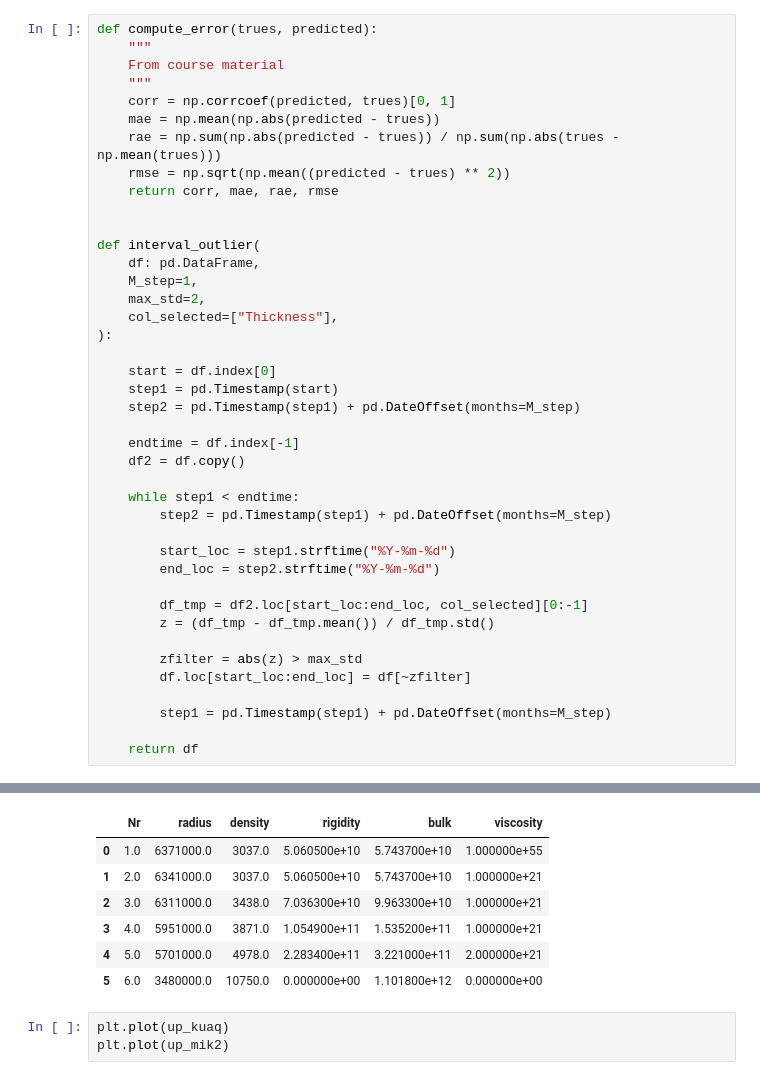
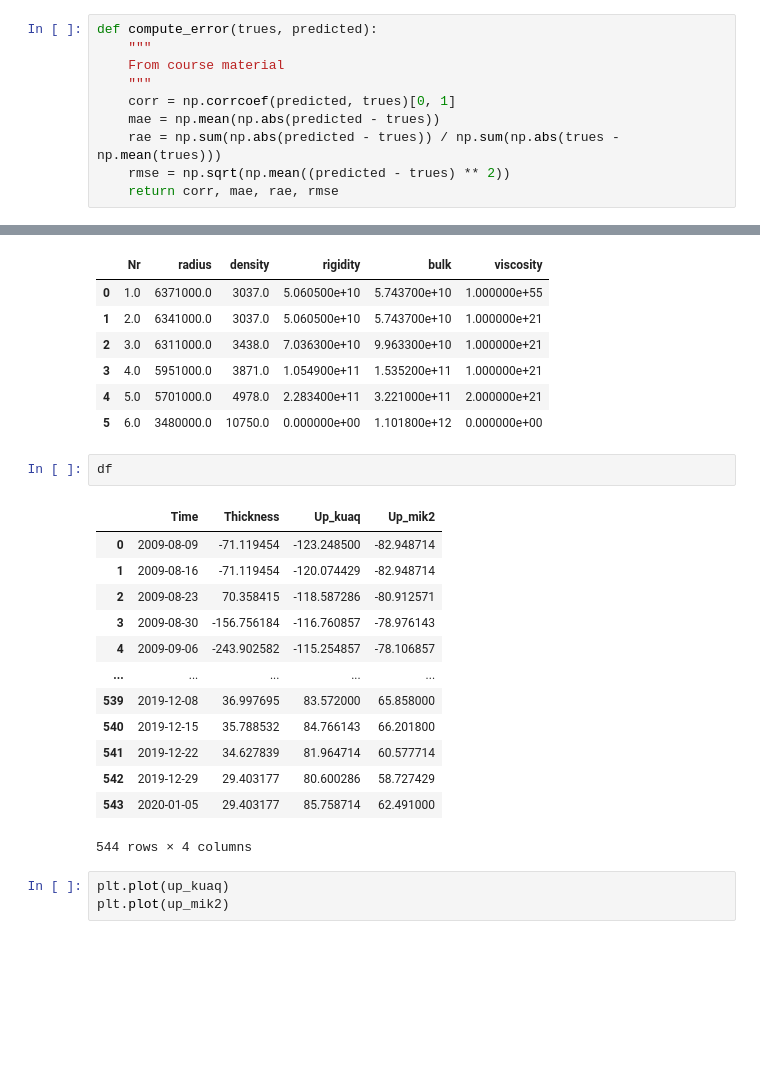
Before and after one commit to eyhl/premis, a Jupyter notebook: notebooks/chapter2.ipynb, the cells around one changed output, grey strips where cells are left out. Saved outputs shown, nothing was run; the diff lists cells and outputs as text; blank space fills up the shorter version.

Commit message:
moved interval_outliers to preproccessing

```diff
--- a/notebooks/chapter2.ipynb
+++ b/notebooks/chapter2.ipynb
@@ -31,37 +32,6 @@ def compute_error(trues, predicted):
     rae = np.sum(np.abs(predicted - trues)) / np.sum(np.abs(trues - np.mean(trues)))
     rmse = np.sqrt(np.mean((predicted - trues) ** 2))
     return corr, mae, rae, rmse
-
-
-def interval_outlier(
-    df: pd.DataFrame,
-    M_step=1,
-    max_std=2,
-    col_selected=["Thickness"],
-):
-
-    start = df.index[0]
-    step1 = pd.Timestamp(start)
-    step2 = pd.Timestamp(step1) + pd.DateOffset(months=M_step)
-
-    endtime = df.index[-1]
-    df2 = df.copy()
-
-    while step1 < endtime:
-        step2 = pd.Timestamp(step1) + pd.DateOffset(months=M_step)
-
-        start_loc = step1.strftime("%Y-%m-%d")
-        end_loc = step2.strftime("%Y-%m-%d")
-
-        df_tmp = df2.loc[start_loc:end_loc, col_selected][0:-1]
-        z = (df_tmp - df_tmp.mean()) / df_tmp.std()
-
-        zfilter = abs(z) > max_std
-        df.loc[start_loc:end_loc] = df[~zfilter]
-
-        step1 = pd.Timestamp(step1) + pd.DateOffset(months=M_step)
-
-    return df
 # %%
 df_em = default_em()
 
@@ -99,6 +69,22 @@ Consider mio5.varmats_from_mat to split file into single variable files
 | 3 | 4.0 | 5951000.0 | 3871.0 | 1.054900e+11 | 1.535200e+11 | 1.000000e+21 |
 | 4 | 5.0 | 5701000.0 | 4978.0 | 2.283400e+11 | 3.221000e+11 | 2.000000e+21 |
 | 5 | 6.0 | 3480000.0 | 10750.0 | 0.000000e+00 | 1.101800e+12 | 0.000000e+00 |
+# %%
+df
+# %% [output]
+|  | Time | Thickness | Up_kuaq | Up_mik2 |
+| 0 | 2009-08-09 | -71.119454 | -123.248500 | -82.948714 |
+| 1 | 2009-08-16 | -71.119454 | -120.074429 | -82.948714 |
+| 2 | 2009-08-23 | 70.358415 | -118.587286 | -80.912571 |
+| 3 | 2009-08-30 | -156.756184 | -116.760857 | -78.976143 |
+| 4 | 2009-09-06 | -243.902582 | -115.254857 | -78.106857 |
+| ... | ... | ... | ... | ... |
+| 539 | 2019-12-08 | 36.997695 | 83.572000 | 65.858000 |
+| 540 | 2019-12-15 | 35.788532 | 84.766143 | 66.201800 |
+| 541 | 2019-12-22 | 34.627839 | 81.964714 | 60.577714 |
+| 542 | 2019-12-29 | 29.403177 | 80.600286 | 58.727429 |
+| 543 | 2020-01-05 | 29.403177 | 85.758714 | 62.491000 |
+544 rows × 4 columns
 # %%
 plt.plot(up_kuaq)
 plt.plot(up_mik2)
```
Also changed, not shown: parts of 2 cells of this notebook, 1 other file.
